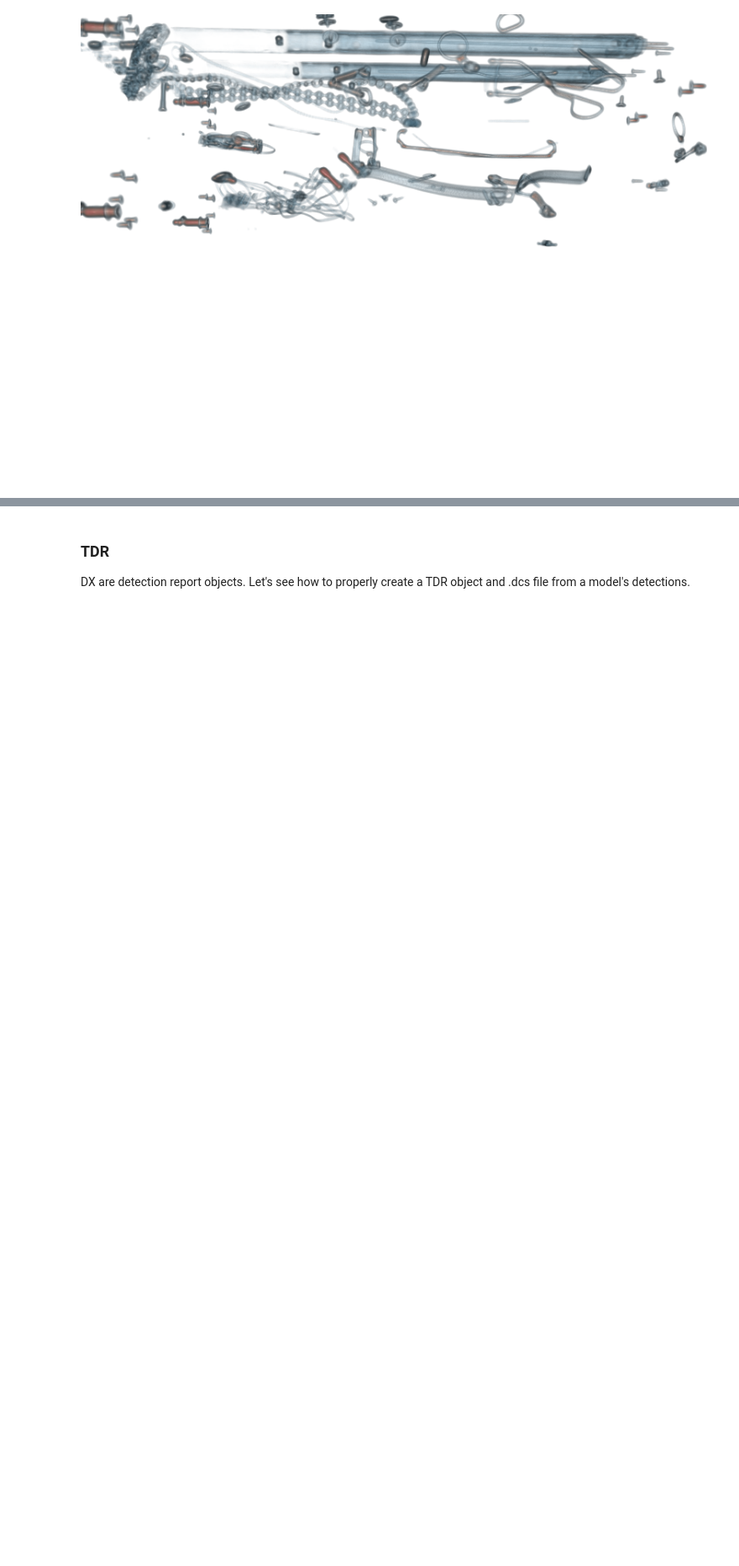
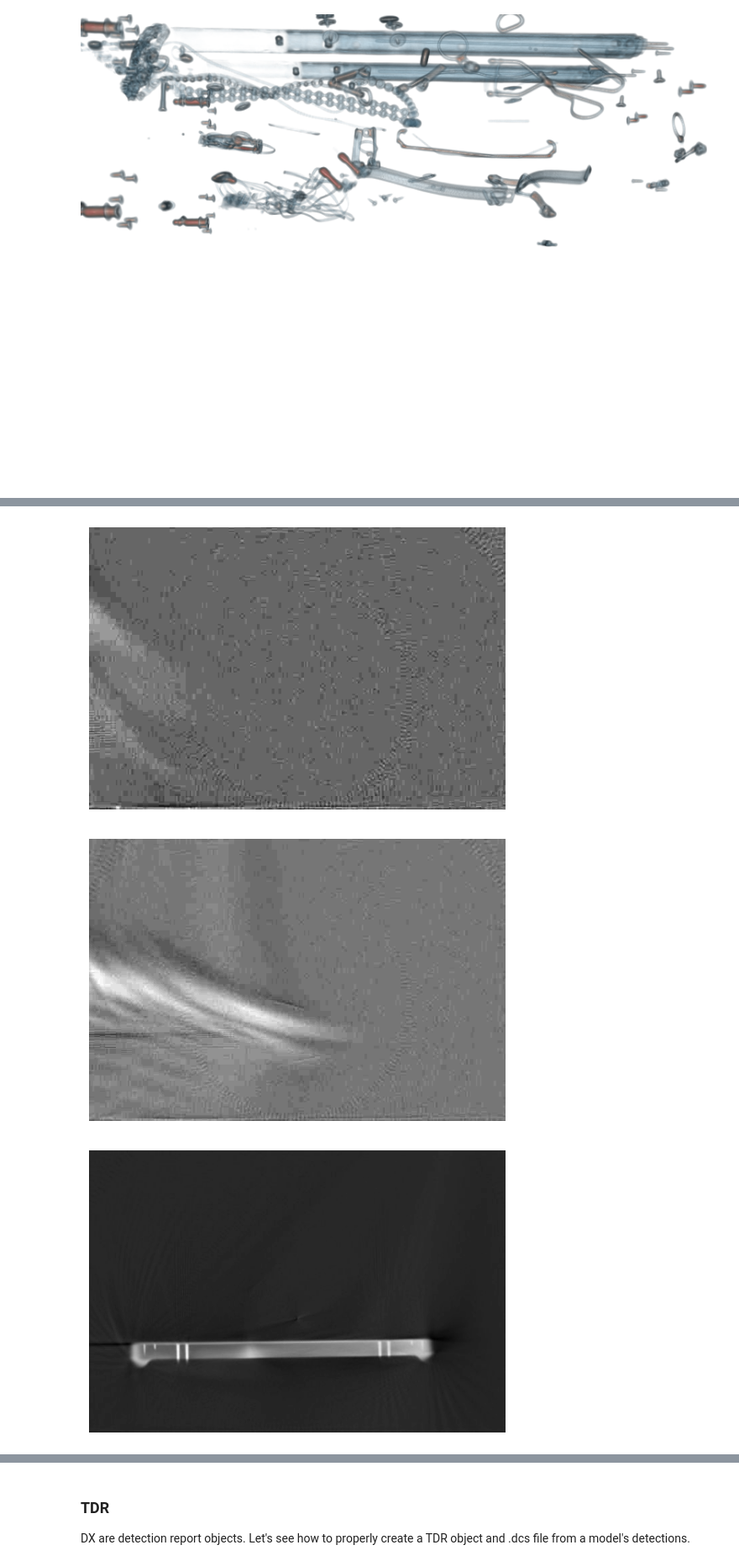
Before and after one commit to Auxilia-tech/pyDICOS, a Jupyter notebook: notebooks/tutorial.ipynb, the cells around one changed output, grey strips where cells are left out. Shown at 84% size. Saved outputs shown, nothing was run; the diff lists cells and outputs as text; code cells hidden in the pictures; blank space fills up the shorter version.

```diff
--- a/notebooks/tutorial.ipynb
+++ b/notebooks/tutorial.ipynb
@@ -52,0 +69,9 @@ vol.show()
+# %%
+for i in range(10):
+    plt.imshow(vol.tonumpy()[10*i], cmap="gray")
+    plt.axis("off")
+    plt.show()
+# %% [output]
+[figure, added]
+[figure, added]
+[figure, added]
```
Also changed, not shown: parts of 6 cells of this notebook.
